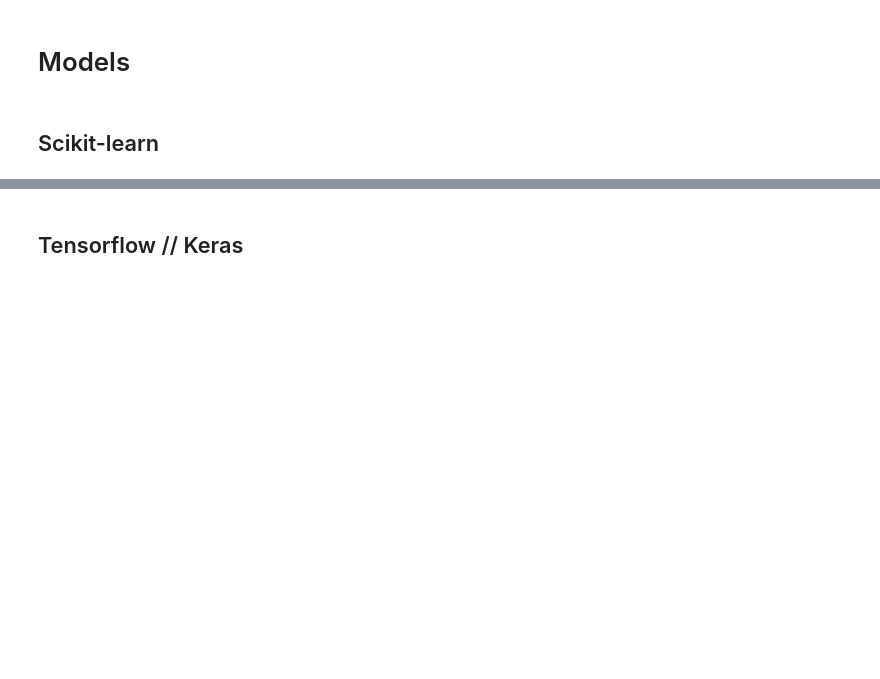
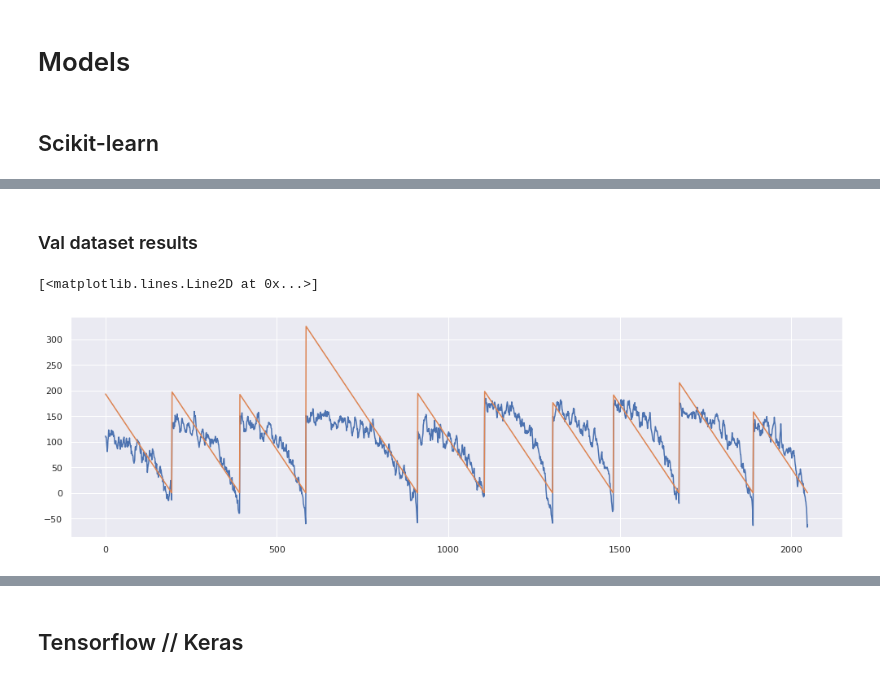
Before and after one commit to lucianolorenti/ceruleo, a Jupyter notebook: docs/models/Models.ipynb, the cells around one changed output, grey strips where cells are left out. Cells and saved outputs as stored; diff of their text form; code cells hidden in the pictures; blank space fills up the shorter version.

```diff
--- a/docs/models/Models.ipynb
+++ b/docs/models/Models.ipynb
@@ -101,0 +92,9 @@ CeruleoRegressor(memory=None,
+# %% [markdown]
+### Val dataset results
+# %%
+fig, ax = plt.subplots(figsize=(17, 5))
+ax.plot(regressor.predict(val_dataset))
+ax.plot(regressor.features_transformer.true_values(val_dataset))
+# %% [output]
+[<matplotlib.lines.Line2D at 0x...>]
+[figure, added]
```
Also changed, not shown: parts of 48 cells of this notebook, 12 other files.
